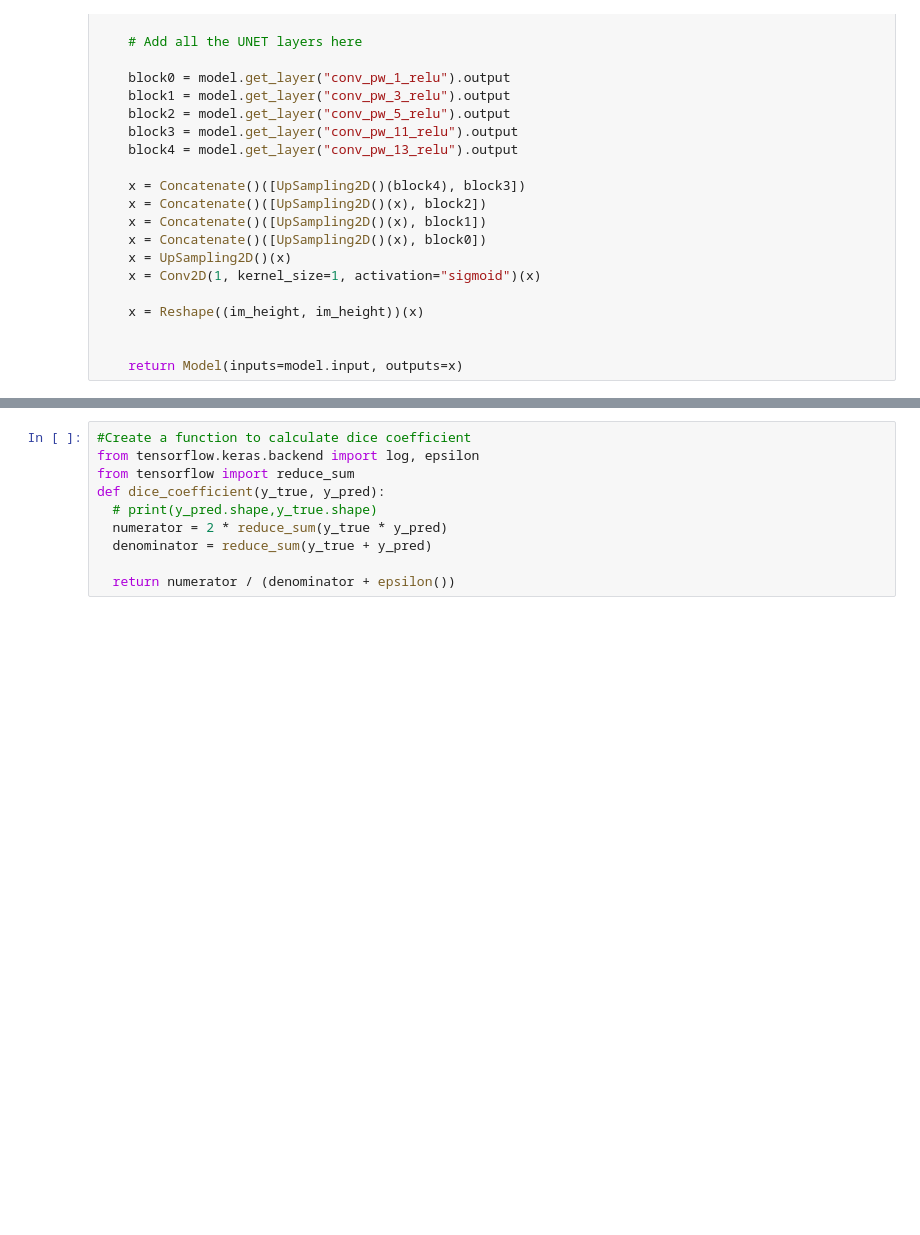
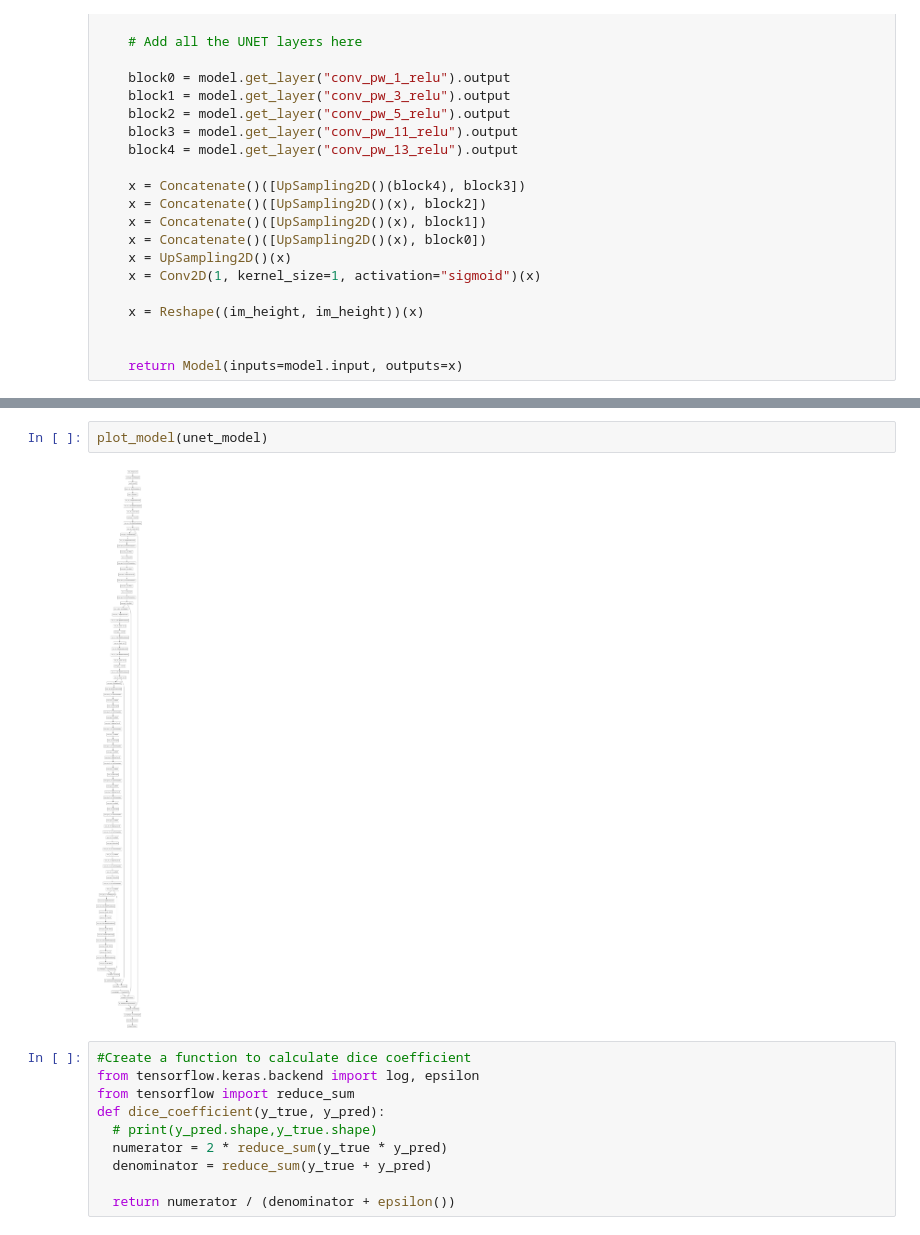
Before and after one commit to pswaruppk/GL_CAPSTONE, a Jupyter notebook: pneumonia_detection.ipynb, the cells around one changed output, grey strips where cells are left out. Drawn from its saved outputs; the diff is of its cells as text; blank space fills up the shorter version.

```diff
--- a/pneumonia_detection.ipynb
+++ b/pneumonia_detection.ipynb
@@ -1796,6 +1803,10 @@ Total params: 1,834,465
 Trainable params: 1,489
 Non-trainable params: 1,832,976
 __________________________________________________________________________________________________
+# %%
+plot_model(unet_model)
+# %% [output]
+[figure, added]
 # %%
 #Create a function to calculate dice coefficient
 from tensorflow.keras.backend import log, epsilon
```
Also changed, not shown: parts of 8 cells of this notebook.
